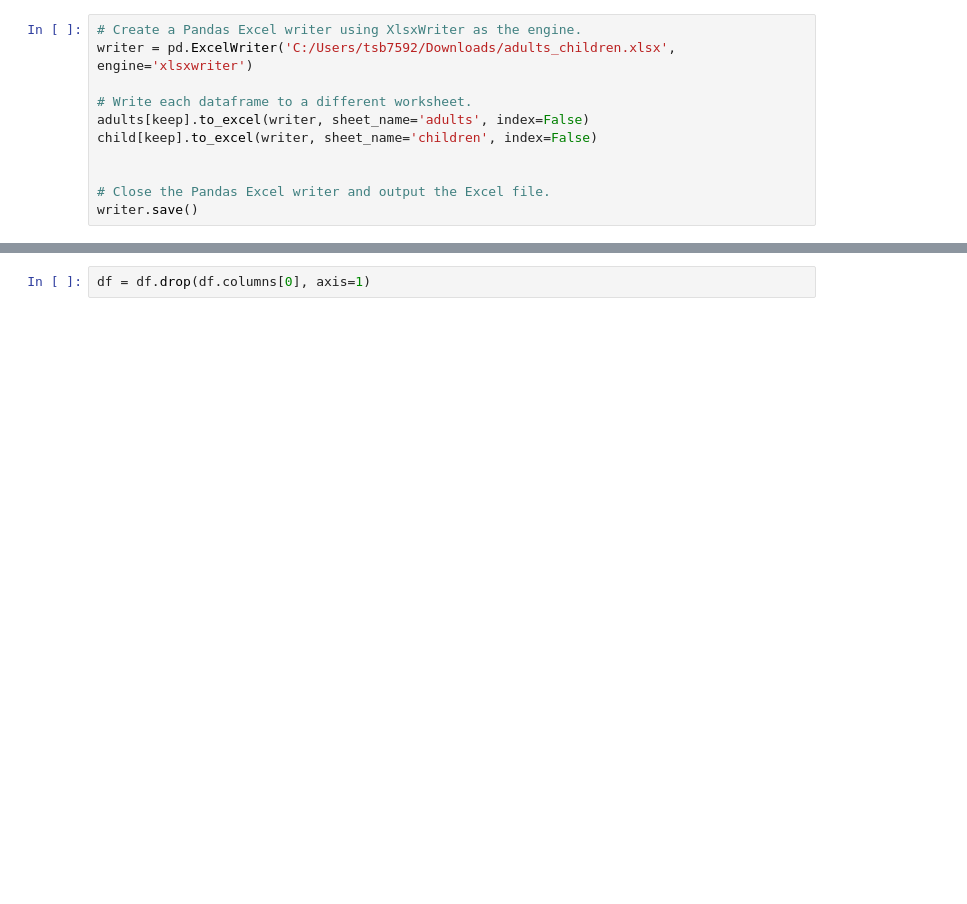
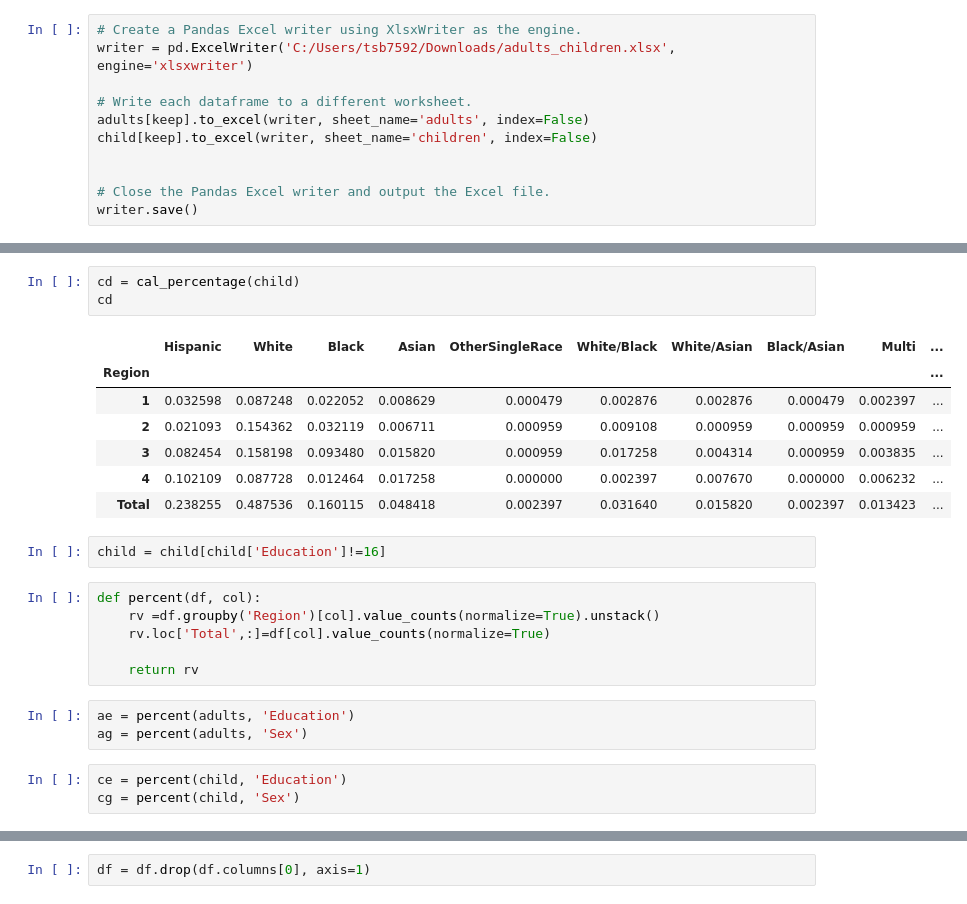
Before and after one commit to tianchu-shu/NWMSS, a Jupyter notebook: census_data.ipynb, the cells around one changed output, grey strips where cells are left out. Cells and saved outputs as stored; diff of their text form; blank space fills up the shorter version.

```diff
--- a/census_data.ipynb
+++ b/census_data.ipynb
@@ -532,0 +555,25 @@ writer.save()
+# %%
+cd = cal_percentage(child)
+cd
+# %% [output]
+|  | Hispanic | White | Black | Asian | OtherSingleRace | White/Black | White/Asian | Black/Asian | Multi | ... |
+| Region |  |  |  |  |  |  |  |  |  | ... |
+| 1 | 0.032598 | 0.087248 | 0.022052 | 0.008629 | 0.000479 | 0.002876 | 0.002876 | 0.000479 | 0.002397 | ... |
+| 2 | 0.021093 | 0.154362 | 0.032119 | 0.006711 | 0.000959 | 0.009108 | 0.000959 | 0.000959 | 0.000959 | ... |
+| 3 | 0.082454 | 0.158198 | 0.093480 | 0.015820 | 0.000959 | 0.017258 | 0.004314 | 0.000959 | 0.003835 | ... |
+| 4 | 0.102109 | 0.087728 | 0.012464 | 0.017258 | 0.000000 | 0.002397 | 0.007670 | 0.000000 | 0.006232 | ... |
+| Total | 0.238255 | 0.487536 | 0.160115 | 0.048418 | 0.002397 | 0.031640 | 0.015820 | 0.002397 | 0.013423 | ... |
+# %%
+child = child[child['Education']!=16]
+# %%
+def percent(df, col):
+    rv =df.groupby('Region')[col].value_counts(normalize=True).unstack()
+    rv.loc['Total',:]=df[col].value_counts(normalize=True)
+
+    return rv
+# %%
+ae = percent(adults, 'Education')
+ag = percent(adults, 'Sex')
+# %%
+ce = percent(child, 'Education')
+cg = percent(child, 'Sex')
```
Also changed, not shown: parts of 23 cells of this notebook.
